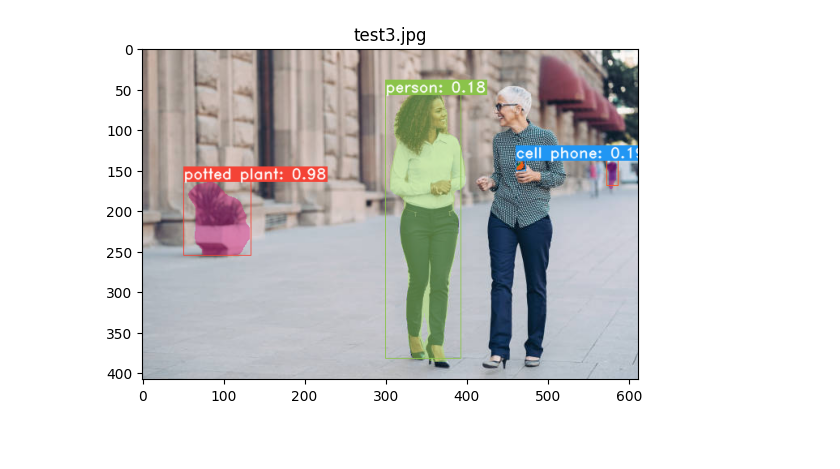
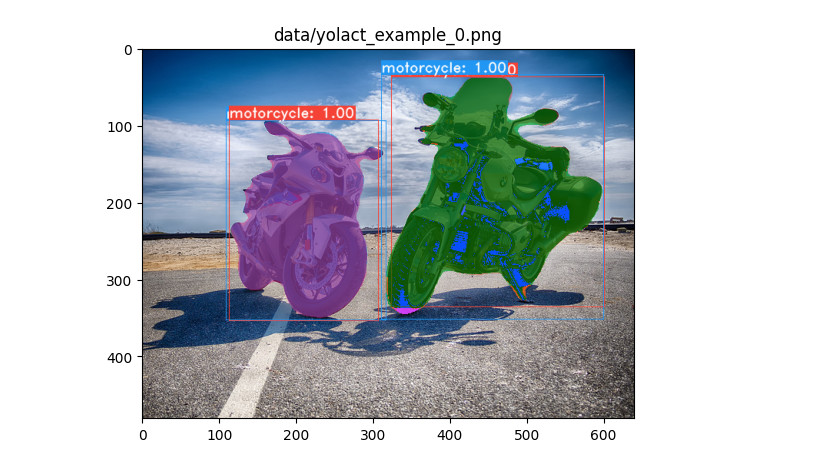
Before and after one commit to Abdullah-Elkasaby/238-yolact-image-segmentation, a Jupyter notebook: Run.ipynb, the cells around one changed output. Cells and saved outputs as stored; diff of their text form; code cells hidden in the pictures; blank space fills up the shorter version.

```diff
--- a/Run.ipynb
+++ b/Run.ipynb
@@ -8,5 +3,5 @@ net.eval()
 # %%
-args.trained_model = "weights/yolact_base_54_800000.pth"
+args.trained_model = "weights/yolact_darknet53_54_800000.pth"
 args.score_threshold=0.15
 args.top_k=15
 if args.config is not None:
@@ -23,53 +18,15 @@ if args.config is None:
     args.config = model_path.model_name + '_config'
     print('Config not specified. Parsed %s from the file name.\n' % args.config)
     set_cfg(args.config)
+
+
+net = Yolact()
+net.load_weights(args.trained_model)
+# pdb.set_trace()
+net.eval()
-# %%
-args.image="test3.jpg"
-with torch.no_grad():
-    if not os.path.exists('results'):
-        os.makedirs('results')
-
-    if args.cuda:
-        # cudnn.benchmark = True
-        # cudnn.fastest = True
-        # torch.set_default_tensor_type('torch.cuda.FloatTensor')
-        torch.set_default_tensor_type('torch.FloatTensor')
-    else:
-        torch.set_default_tensor_type('torch.FloatTensor')
-
-    if args.resume and not args.display:
-        with open(args.ap_data_file, 'rb') as f:
-            ap_data = pickle.load(f)
-        calc_map(ap_data)
-        exit()
-
-    if args.cuda:
-    # net = net.cuda()
-        net = net
-    evaluate(net, dataset=None)
-# %% [output]
-[figure, removed]
-# %%
-with torch.no_grad():
-    if not os.path.exists('results'):
-        os.makedirs('results')
-
-    if args.cuda:
-        # cudnn.benchmark = True
-        # cudnn.fastest = True
-        # torch.set_default_tensor_type('torch.cuda.FloatTensor')
-        torch.set_default_tensor_type('torch.FloatTensor')
-    else:
-        torch.set_default_tensor_type('torch.FloatTensor')
-
-    if args.resume and not args.display:
-        with open(args.ap_data_file, 'rb') as f:
-            ap_data = pickle.load(f)
-        calc_map(ap_data)
-        exit()
-
-    if args.cuda:
-    # net = net.cuda()
-        net = net
-    # evaluate(net, dataset=None)
-    evalimage(net, "test1.jpg", "out.jpg")
+# %%
+with torch.no_grad():
+    # evaluate(net, dataset=None)
+    evalimage(net, "data/yolact_example_0.png")
+# %% [output]
+[figure, added]
```
Also changed, not shown: parts of 8 cells of this notebook, 3 other files.
